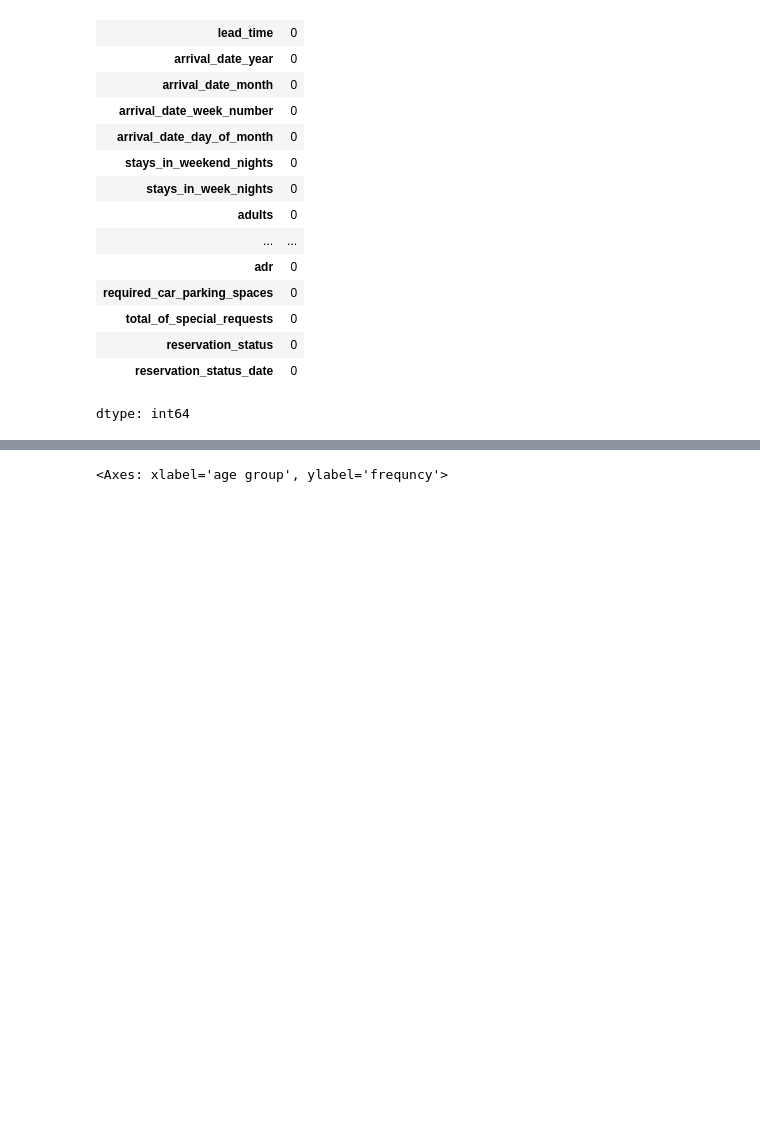
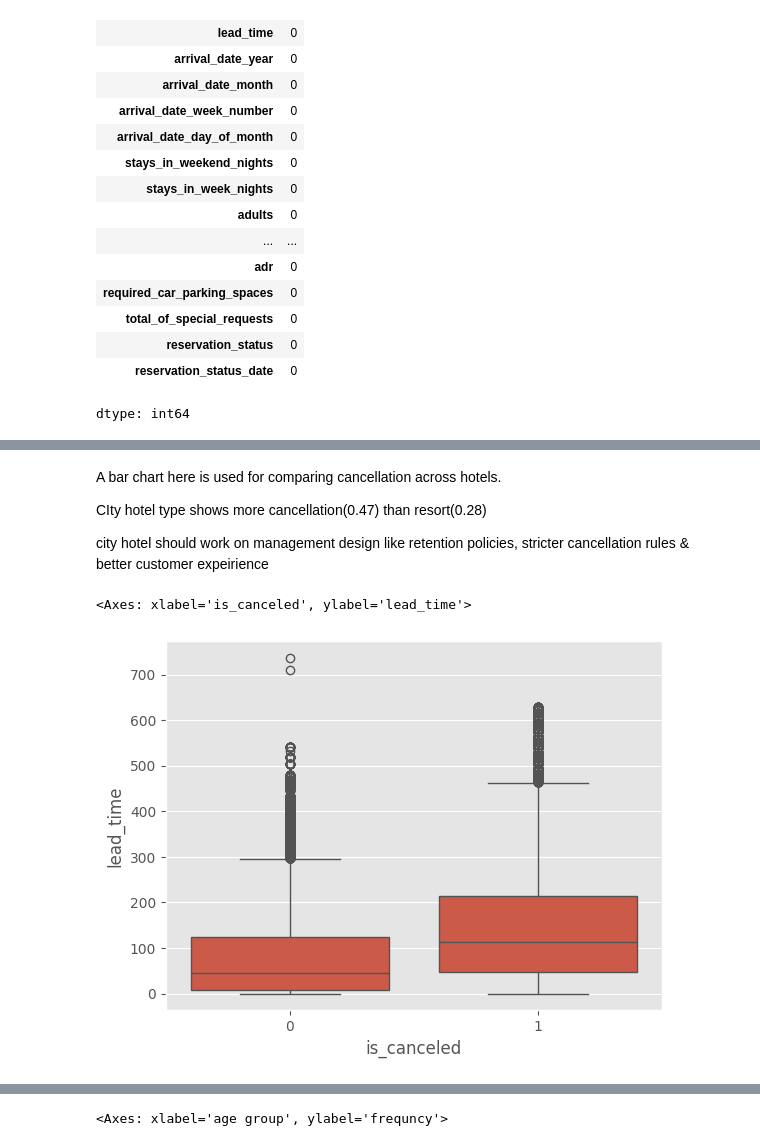
Before and after one commit to uditigupta293-byte/hotel-booking-analysis, a Jupyter notebook: capstone_project.ipynb, the cells around one changed output, grey strips where cells are left out. Cells and saved outputs as stored; diff of their text form; code cells hidden in the pictures; blank space fills up the shorter version.

```diff
--- a/capstone_project.ipynb
+++ b/capstone_project.ipynb
@@ -487,0 +423,11 @@ dtype: float64
+# %% [markdown]
+A bar chart here is used for comparing cancellation across hotels.
+
+CIty hotel type shows more cancellation(0.47) than resort(0.28)
+
+city hotel should work on management design like retention policies, stricter cancellation rules & better customer expeirience
+# %%
+sns.boxplot(x='is_canceled', y='lead_time', data=df)
+# %% [output]
+<Axes: xlabel='is_canceled', ylabel='lead_time'>
+[figure, added]
```
Also changed, not shown: parts of 99 cells of this notebook.
